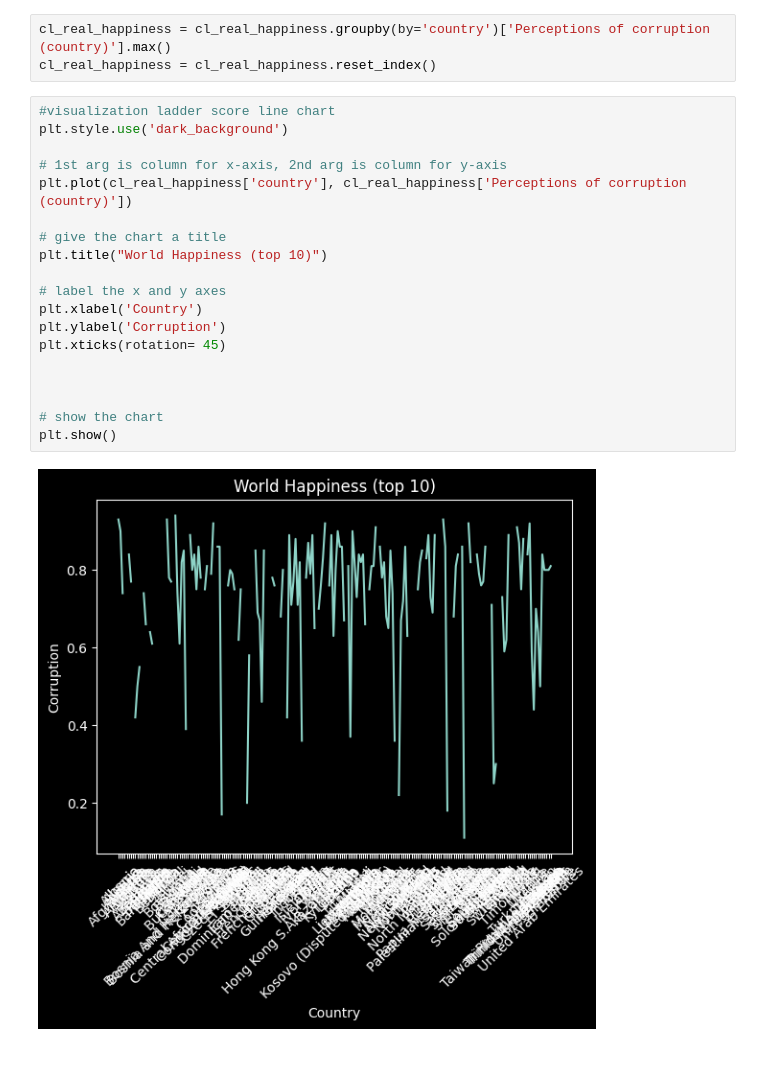
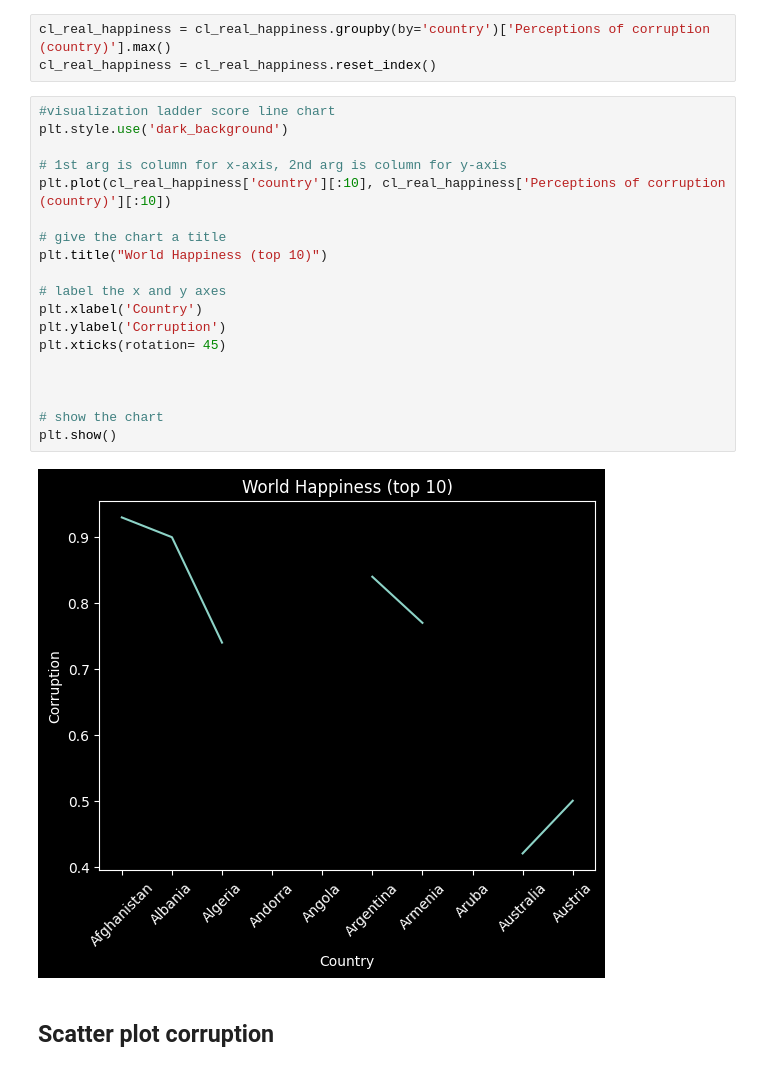
Before and after one commit to Drewrwhite/team-week, a Jupyter notebook: dw.ipynb, the cells around one changed output. Saved outputs shown, nothing was run; the diff lists cells and outputs as text.

```diff
--- a/dw.ipynb
+++ b/dw.ipynb
@@ -1094,21 +1094,23 @@ cl_real_happiness = cl_real_happiness.reset_index()
 # %%
 #visualization ladder score line chart
 plt.style.use('dark_background')
 
 # 1st arg is column for x-axis, 2nd arg is column for y-axis
-plt.plot(cl_real_happiness['country'], cl_real_happiness['Perceptions of corruption (country)'])
+plt.plot(cl_real_happiness['country'][:10], cl_real_happiness['Perceptions of corruption (country)'][:10])
 
 # give the chart a title
 plt.title("World Happiness (top 10)")
 
 # label the x and y axes
 plt.xlabel('Country')
 plt.ylabel('Corruption')
 plt.xticks(rotation= 45)
 
 
 
 # show the chart
 plt.show()
 # %% [output]
-[figure, old version]
+[figure, new version]
+# %% [markdown]
+## Scatter plot corruption
```
Also changed, not shown: parts of 1 cell of this notebook.
